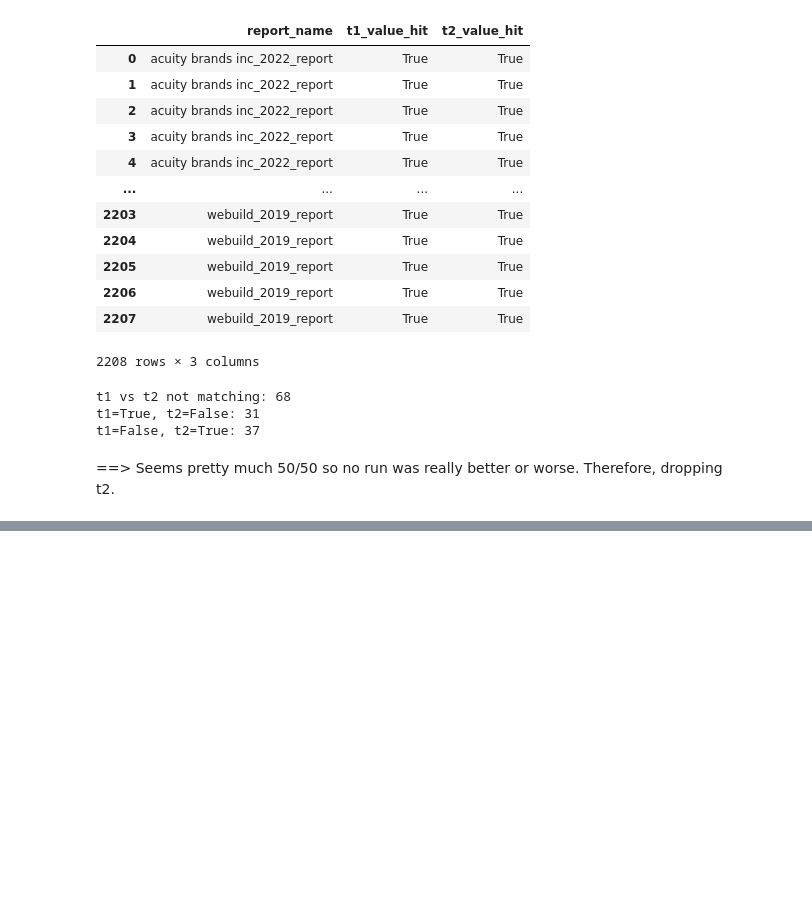
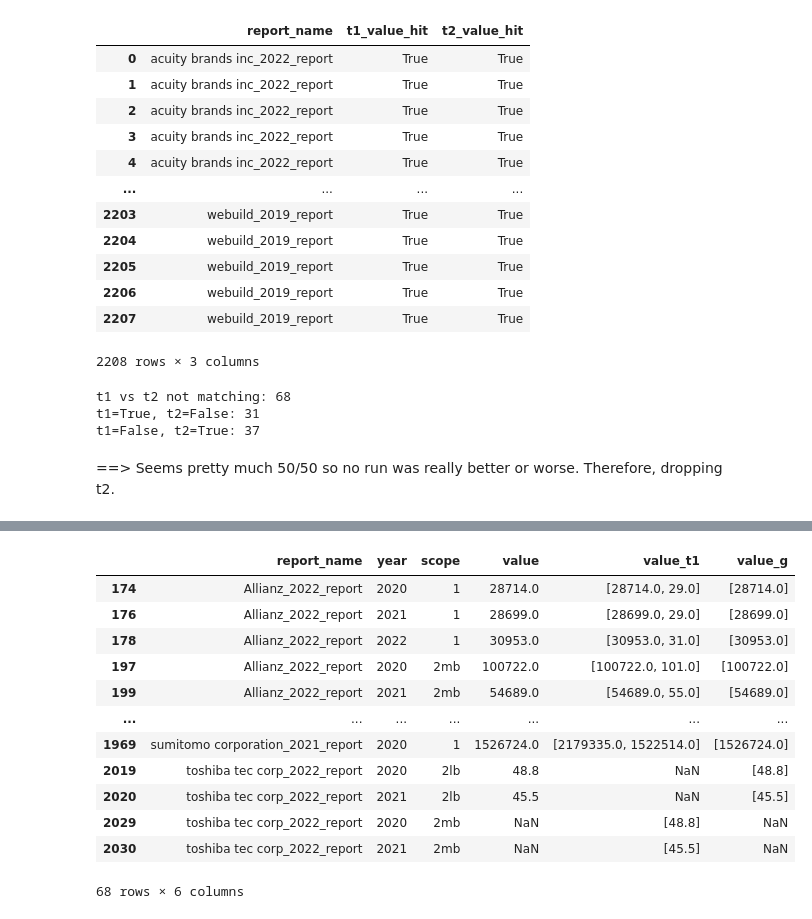
Before and after one commit to KuhlmannJ/2026_BA_Code, a Jupyter notebook: evaluations/PipelineB/02-Evaluation.ipynb, the cells around one changed output, grey strips where cells are left out. Saved outputs shown, nothing was run; the diff lists cells and outputs as text; code cells hidden in the pictures; blank space fills up the shorter version.

```diff
--- a/evaluations/PipelineB/02-Evaluation.ipynb
+++ b/evaluations/PipelineB/02-Evaluation.ipynb
@@ -436,0 +443,18 @@ sorted(train)
+# %%
+gepa_improvement_exact = (gepa_eval_exact["t1_value_hit"] == False) & (gepa_eval_exact["g_value_hit"] == True)
+
+gepa_eval_exact.loc[gepa_improvement_exact, ["report_name", "year", "scope", "value", "value_t1", "value_g"]]
+# %% [output]
+|  | report_name | year | scope | value | value_t1 | value_g |
+| 174 | Allianz_2022_report | 2020 | 1 | 28714.0 | [28714.0, 29.0] | [28714.0] |
+| 176 | Allianz_2022_report | 2021 | 1 | 28699.0 | [28699.0, 29.0] | [28699.0] |
+| 178 | Allianz_2022_report | 2022 | 1 | 30953.0 | [30953.0, 31.0] | [30953.0] |
+| 197 | Allianz_2022_report | 2020 | 2mb | 100722.0 | [100722.0, 101.0] | [100722.0] |
+| 199 | Allianz_2022_report | 2021 | 2mb | 54689.0 | [54689.0, 55.0] | [54689.0] |
+| ... | ... | ... | ... | ... | ... | ... |
+| 1969 | sumitomo corporation_2021_report | 2020 | 1 | 1526724.0 | [2179335.0, 1522514.0] | [1526724.0] |
+| 2019 | toshiba tec corp_2022_report | 2020 | 2lb | 48.8 | NaN | [48.8] |
+| 2020 | toshiba tec corp_2022_report | 2021 | 2lb | 45.5 | NaN | [45.5] |
+| 2029 | toshiba tec corp_2022_report | 2020 | 2mb | NaN | [48.8] | NaN |
+| 2030 | toshiba tec corp_2022_report | 2021 | 2mb | NaN | [45.5] | NaN |
+68 rows × 6 columns
```
Also changed, not shown: parts of 25 cells of this notebook, 9 other files.
